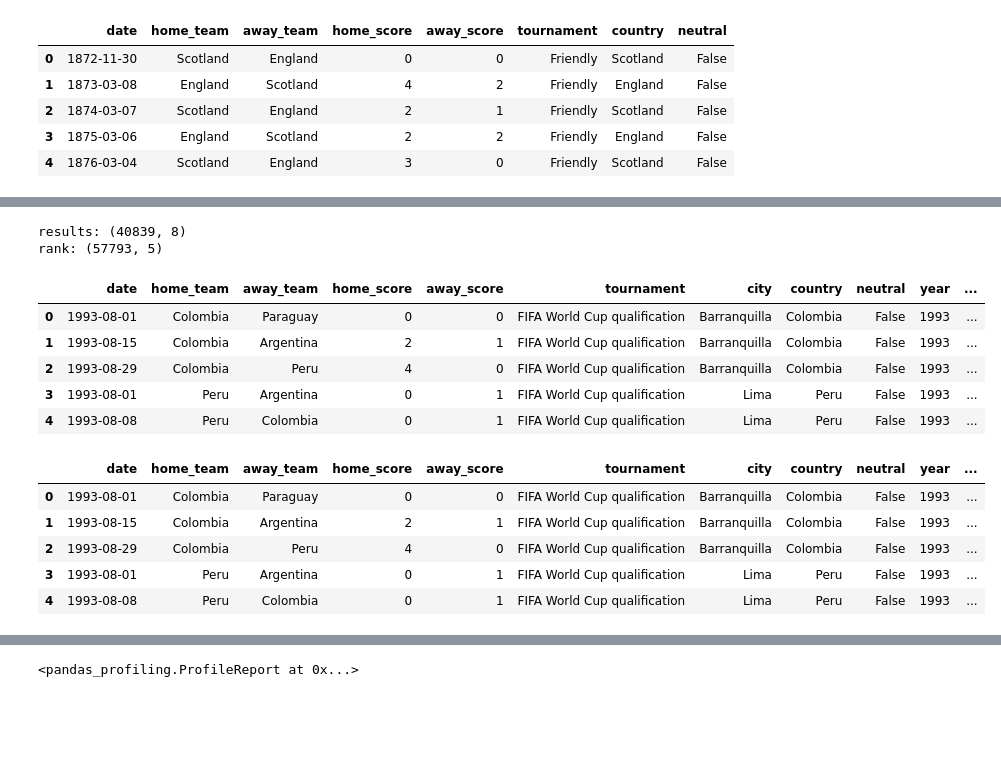
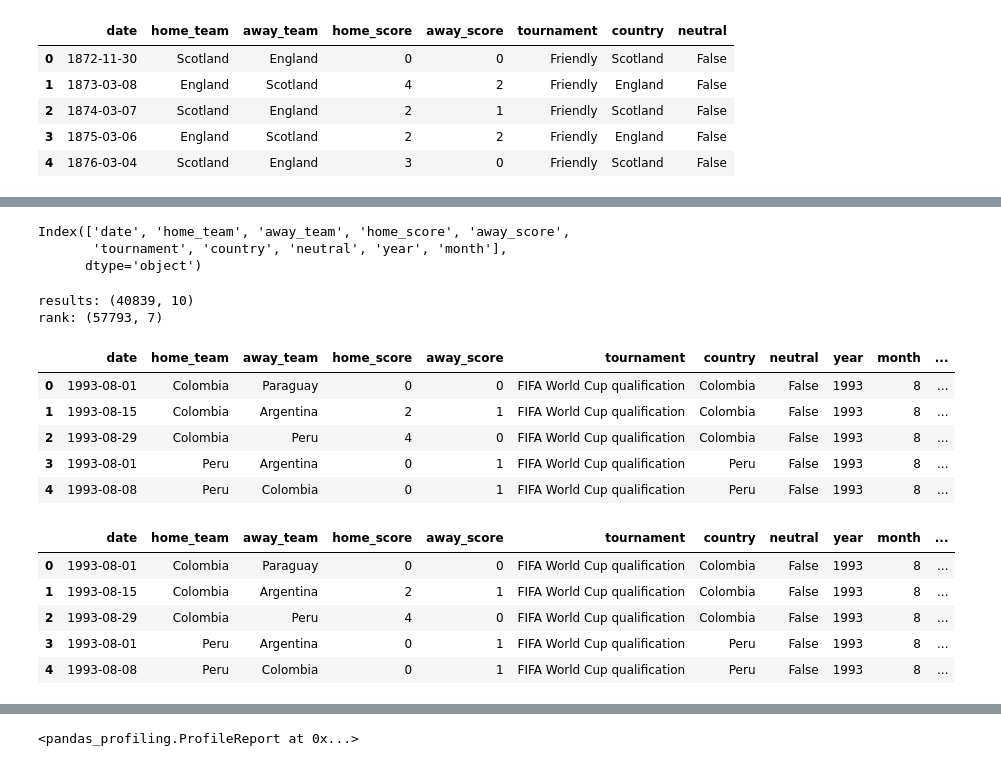
Before and after one commit to SamwelJane/Mchezopesa-Ltd-Football-analysis, a Jupyter notebook: Moringa_Data_Science_Core_W6_Independent_Project_2019_08_Samwel_Jane_Python_Notebook.ipynb, the cells around one changed output, grey strips where cells are left out. Saved outputs shown, nothing was run; the diff lists cells and outputs as text; code cells hidden in the pictures; blank space fills up the shorter version.

```diff
--- a/Moringa_Data_Science_Core_W6_Independent_Project_2019_08_Samwel_Jane_Python_Notebook.ipynb
+++ b/Moringa_Data_Science_Core_W6_Independent_Project_2019_08_Samwel_Jane_Python_Notebook.ipynb
@@ -174,8 +174,8 @@ r2 =rank_df.rename({'country_full': 'away_team'}, axis = 1)
 # %%
 #convert column date into datetime format
-results['year'] = pd.DatetimeIndex(results['date']).year
-results['month'] = pd.DatetimeIndex(results['date']).month
+results_df['year'] = pd.DatetimeIndex(results_df['date']).year
+results_df['month'] = pd.DatetimeIndex(results_df['date']).month
 
 
-rank['year'] = pd.DatetimeIndex(rank['rank_date']).year
-rank['month'] = pd.DatetimeIndex(rank['rank_date']).month
+rank_df['year'] = pd.DatetimeIndex(rank_df['rank_date']).year
+rank_df['month'] = pd.DatetimeIndex(rank_df['rank_date']).month
@@ -182,32 +192,38 @@ rank['month'] = pd.DatetimeIndex(rank['rank_date']).month
+# %%
+results_df.columns
+# %% [output]
+Index(['date', 'home_team', 'away_team', 'home_score', 'away_score',
+       'tournament', 'country', 'neutral', 'year', 'month'],
+      dtype='object')
 # %%
 print( 'results:',results_df.shape)
 print('rank:',rank_df.shape)
 # %% [output]
-results: (40839, 8)
-rank: (57793, 5)
+results: (40839, 10)
+rank: (57793, 7)
 # %%
 # merging dataframes to form one dataframe called df
 
-df=results.merge( rank,left_on=['country','year','month'], right_on=['country_full','year','month'],how='inner')
+df=results_df.merge( rank_df,left_on=['country','year','month'], right_on=['country_full','year','month'],how='inner')
 df.head()
 # %% [output]
-|  | date | home_team | away_team | home_score | away_score | tournament | city | country | neutral | year | ... |
-| 0 | 1993-08-01 | Colombia | Paraguay | 0 | 0 | FIFA World Cup qualification | Barranquilla | Colombia | False | 1993 | ... |
-| 1 | 1993-08-15 | Colombia | Argentina | 2 | 1 | FIFA World Cup qualification | Barranquilla | Colombia | False | 1993 | ... |
-| 2 | 1993-08-29 | Colombia | Peru | 4 | 0 | FIFA World Cup qualification | Barranquilla | Colombia | False | 1993 | ... |
-| 3 | 1993-08-01 | Peru | Argentina | 0 | 1 | FIFA World Cup qualification | Lima | Peru | False | 1993 | ... |
-| 4 | 1993-08-08 | Peru | Colombia | 0 | 1 | FIFA World Cup qualification | Lima | Peru | False | 1993 | ... |
+|  | date | home_team | away_team | home_score | away_score | tournament | country | neutral | year | month | ... |
+| 0 | 1993-08-01 | Colombia | Paraguay | 0 | 0 | FIFA World Cup qualification | Colombia | False | 1993 | 8 | ... |
+| 1 | 1993-08-15 | Colombia | Argentina | 2 | 1 | FIFA World Cup qualification | Colombia | False | 1993 | 8 | ... |
+| 2 | 1993-08-29 | Colombia | Peru | 4 | 0 | FIFA World Cup qualification | Colombia | False | 1993 | 8 | ... |
+| 3 | 1993-08-01 | Peru | Argentina | 0 | 1 | FIFA World Cup qualification | Peru | False | 1993 | 8 | ... |
+| 4 | 1993-08-08 | Peru | Colombia | 0 | 1 | FIFA World Cup qualification | Peru | False | 1993 | 8 | ... |
 # %%
 df.to_csv('final.csv')
 final= pd.read_csv('final.csv', index_col = 0)
 final.head()
 # %% [output]
-|  | date | home_team | away_team | home_score | away_score | tournament | city | country | neutral | year | ... |
-| 0 | 1993-08-01 | Colombia | Paraguay | 0 | 0 | FIFA World Cup qualification | Barranquilla | Colombia | False | 1993 | ... |
-| 1 | 1993-08-15 | Colombia | Argentina | 2 | 1 | FIFA World Cup qualification | Barranquilla | Colombia | False | 1993 | ... |
-| 2 | 1993-08-29 | Colombia | Peru | 4 | 0 | FIFA World Cup qualification | Barranquilla | Colombia | False | 1993 | ... |
-| 3 | 1993-08-01 | Peru | Argentina | 0 | 1 | FIFA World Cup qualification | Lima | Peru | False | 1993 | ... |
-| 4 | 1993-08-08 | Peru | Colombia | 0 | 1 | FIFA World Cup qualification | Lima | Peru | False | 1993 | ... |
+|  | date | home_team | away_team | home_score | away_score | tournament | country | neutral | year | month | ... |
+| 0 | 1993-08-01 | Colombia | Paraguay | 0 | 0 | FIFA World Cup qualification | Colombia | False | 1993 | 8 | ... |
+| 1 | 1993-08-15 | Colombia | Argentina | 2 | 1 | FIFA World Cup qualification | Colombia | False | 1993 | 8 | ... |
+| 2 | 1993-08-29 | Colombia | Peru | 4 | 0 | FIFA World Cup qualification | Colombia | False | 1993 | 8 | ... |
+| 3 | 1993-08-01 | Peru | Argentina | 0 | 1 | FIFA World Cup qualification | Peru | False | 1993 | 8 | ... |
+| 4 | 1993-08-08 | Peru | Colombia | 0 | 1 | FIFA World Cup qualification | Peru | False | 1993 | 8 | ... |
 # %%
 final.shape
 # checking the shape of our new data frame
```
Also changed, not shown: parts of 30 cells of this notebook.
